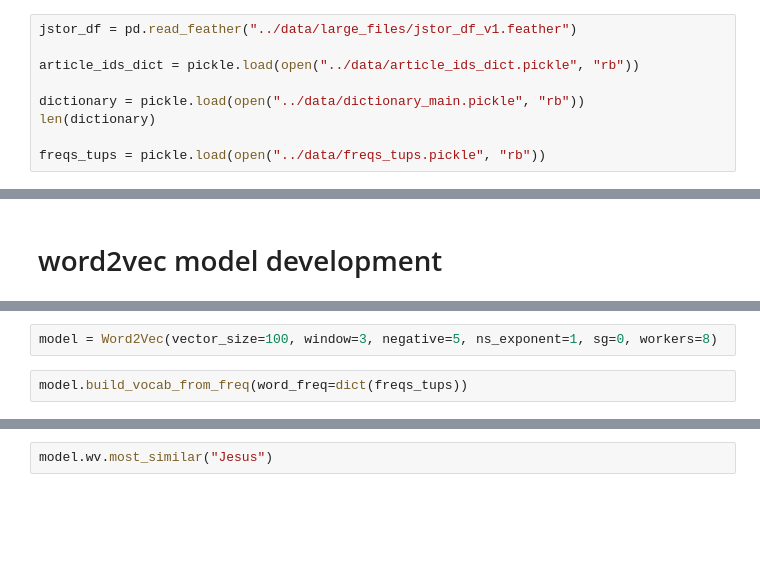
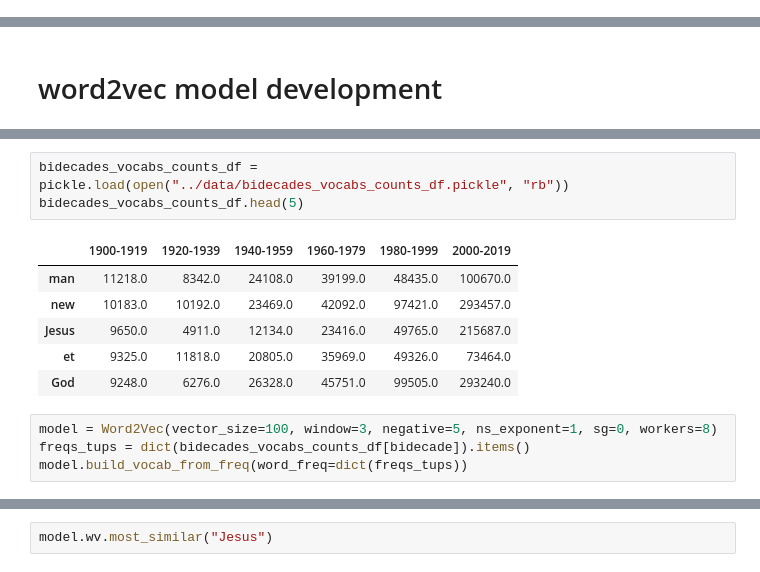
Before and after one commit to kasev/mops, a Jupyter notebook: scripts/3_word2vec_training.ipynb, the cells around one changed output, grey strips where cells are left out. Cells and saved outputs as stored; diff of their text form; blank space fills up the shorter version.

Commit message:
training word2vec models...

```diff
--- a/scripts/3_word2vec_training.ipynb
+++ b/scripts/3_word2vec_training.ipynb
@@ -26,9 +15,0 @@ trigrams_list
-# %%
-jstor_df = pd.read_feather("../data/large_files/jstor_df_v1.feather")
-
-article_ids_dict = pickle.load(open("../data/article_ids_dict.pickle", "rb"))
-
-dictionary = pickle.load(open("../data/dictionary_main.pickle", "rb"))
-len(dictionary)
-
-freqs_tups = pickle.load(open("../data/freqs_tups.pickle", "rb"))
@@ -49,6 +123,16 @@ corpus_len = len([doc for doc in corpus])
+# %%
+bidecades_vocabs_counts_df = pickle.load(open("../data/bidecades_vocabs_counts_df.pickle", "rb"))
+bidecades_vocabs_counts_df.head(5)
+# %% [output]
+|  | 1900-1919 | 1920-1939 | 1940-1959 | 1960-1979 | 1980-1999 | 2000-2019 |
+| man | 11218.0 | 8342.0 | 24108.0 | 39199.0 | 48435.0 | 100670.0 |
+| new | 10183.0 | 10192.0 | 23469.0 | 42092.0 | 97421.0 | 293457.0 |
+| Jesus | 9650.0 | 4911.0 | 12134.0 | 23416.0 | 49765.0 | 215687.0 |
+| et | 9325.0 | 11818.0 | 20805.0 | 35969.0 | 49326.0 | 73464.0 |
+| God | 9248.0 | 6276.0 | 26328.0 | 45751.0 | 99505.0 | 293240.0 |
 # %%
 model = Word2Vec(vector_size=100, window=3, negative=5, ns_exponent=1, sg=0, workers=8)
+freqs_tups = dict(bidecades_vocabs_counts_df[bidecade]).items()
+model.build_vocab_from_freq(word_freq=dict(freqs_tups))
-# %%
-model.build_vocab_from_freq(word_freq=dict(freqs_tups))
 # %%
 %%time
```
Also changed, not shown: parts of 20 cells of this notebook, 6 other files.
